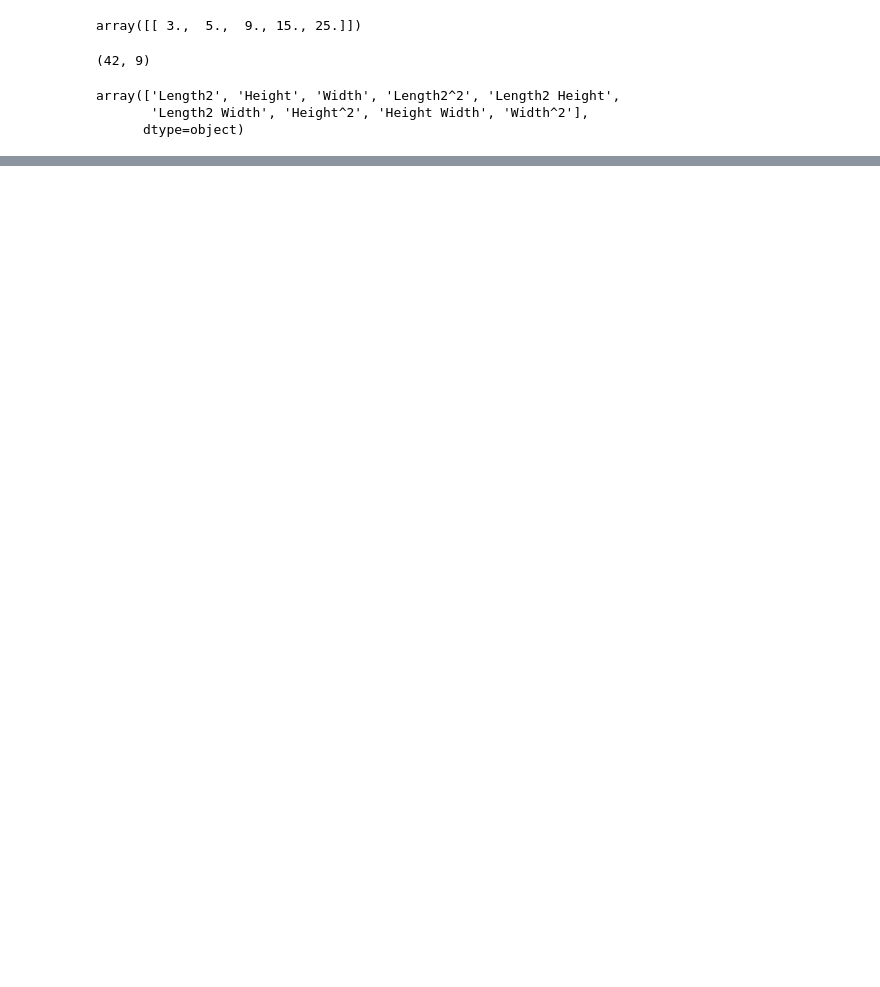
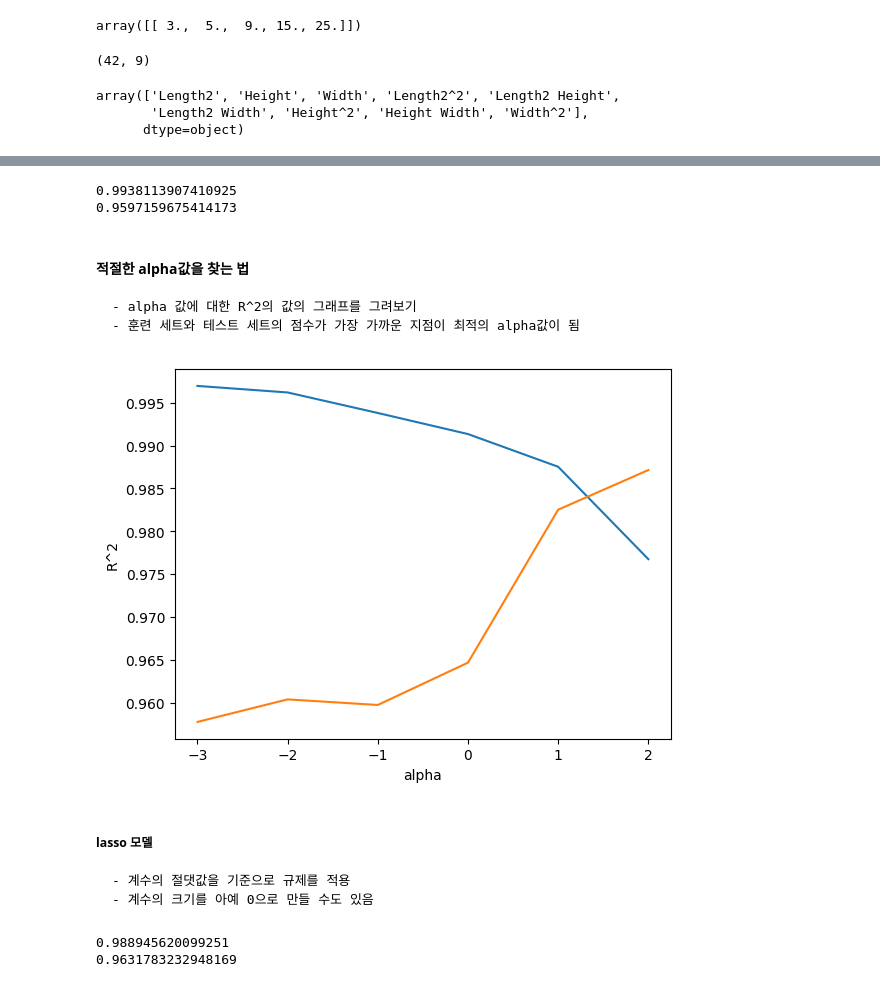
Before and after one commit to Yerineeeee98/ML, a Jupyter notebook: 3-3.ipynb, the cells around one changed output, grey strips where cells are left out. Drawn from its saved outputs; the diff is of its cells as text; code cells hidden in the pictures; blank space fills up the shorter version.

```diff
--- a/3-3.ipynb
+++ b/3-3.ipynb
@@ -56,0 +109,9 @@ lr.score(test_poly, test_target)
+# %%
+# 정규화 하기
+from sklearn.preprocessing import StandardScaler
+
+ss = StandardScaler() # 객체 ss를 초기화한후
+ss.fit(train_poly) # 훈련시키기
+
+train_scaled = ss.transform(train_poly) # 표준점수로 변환하기
+test_scaled = ss.transform(test_poly)
@@ -56,0 +142,28 @@ lr.score(test_poly, test_target)
+# %%
+from sklearn.linear_model import Ridge
+
+ridge = Ridge(alpha = 0.1) # alpha = 규제의 양을 임의로 조절할 수 있음
+# alpha 값이 커지면 규제의 강도가 커지고, aplpha값이 작아지면 계수를 줄이는 역할이 줄어들고, 선형회귀 모델과 유사해지므로 과대적합될 가능성이 높아짐
+
+ridge.fit(train_scaled, train_target)
+print(ridge.score(train_scaled, train_target))
+print(ridge.score(test_scaled, test_target))
+# %% [output]
+0.9938113907410925
+0.9597159675414173
+# %% [markdown]
+#### 적절한 alpha값을 찾는 법
+    - alpha 값에 대한 R^2의 값의 그래프를 그려보기
+    - 훈련 세트와 테스트 세트의 점수가 가장 가까운 지점이 최적의 alpha값이 됨
+# %%
+import matplotlib.pyplot as plt
+# alpha값을 바꿀 때마다 score() 메서드의 결과를 저장할 리스트를 만듦
+train_score = []
+test_score = []
+# %%
+alpha_list = [0.001, 0.01, 0.1, 1, 10, 100] # alpha값을 0.001에서 100까지 10배씩 늘려가며 릿지 회귀 모델을 훈련
+for alpha in alpha_list:
+    ridge = Ridge(alpha = alpha) # 릿지 모델을 만듦
+    ridge.fit(train_scaled, train_target) # 릿지 모델을 훈련시킴
+    train_score.append(ridge.score(train_scaled, train_target))
+    test_score.append(ridge.score(test_scaled, test_target)) # 훈련 점수와 테스트 점수를 저장
@@ -56,0 +173,26 @@ lr.score(test_poly, test_target)
+# %%
+import numpy as np
+plt.plot(np.log10(alpha_list), train_score)
+plt.plot(np.log10(alpha_list), test_score)
+plt.xlabel('alpha')
+plt.ylabel('R^2')
+plt.show()
+# 여기서 두 그래프가 가장 가깝고 테스트 세트의 점수가 가장 높은 -1 즉 0.1의 값
+# %% [output]
+[figure, added]
+# %% [markdown]
+##### lasso 모델
+    - 계수의 절댓값을 기준으로 규제를 적용
+    - 계수의 크기를 아예 0으로 만들 수도 있음
+# %%
+# 릿지 모델과 매우 유사, 릿지 클래스를 라쏘 클래스로 바꾸는것이 전부
+from sklearn.linear_model import Lasso
+
+lasso = Lasso(alpha=10) # 위에서 한 방법으로 최적의 alpha값을 찾음
+lasso.fit(train_scaled, train_target)
+
+print(lasso.score(train_scaled, train_target))
+print(lasso.score(test_scaled, test_target))
+# %% [output]
+0.988945620099251
+0.9631783232948169
```
Also changed, not shown: parts of 20 cells of this notebook, 3 other files.
